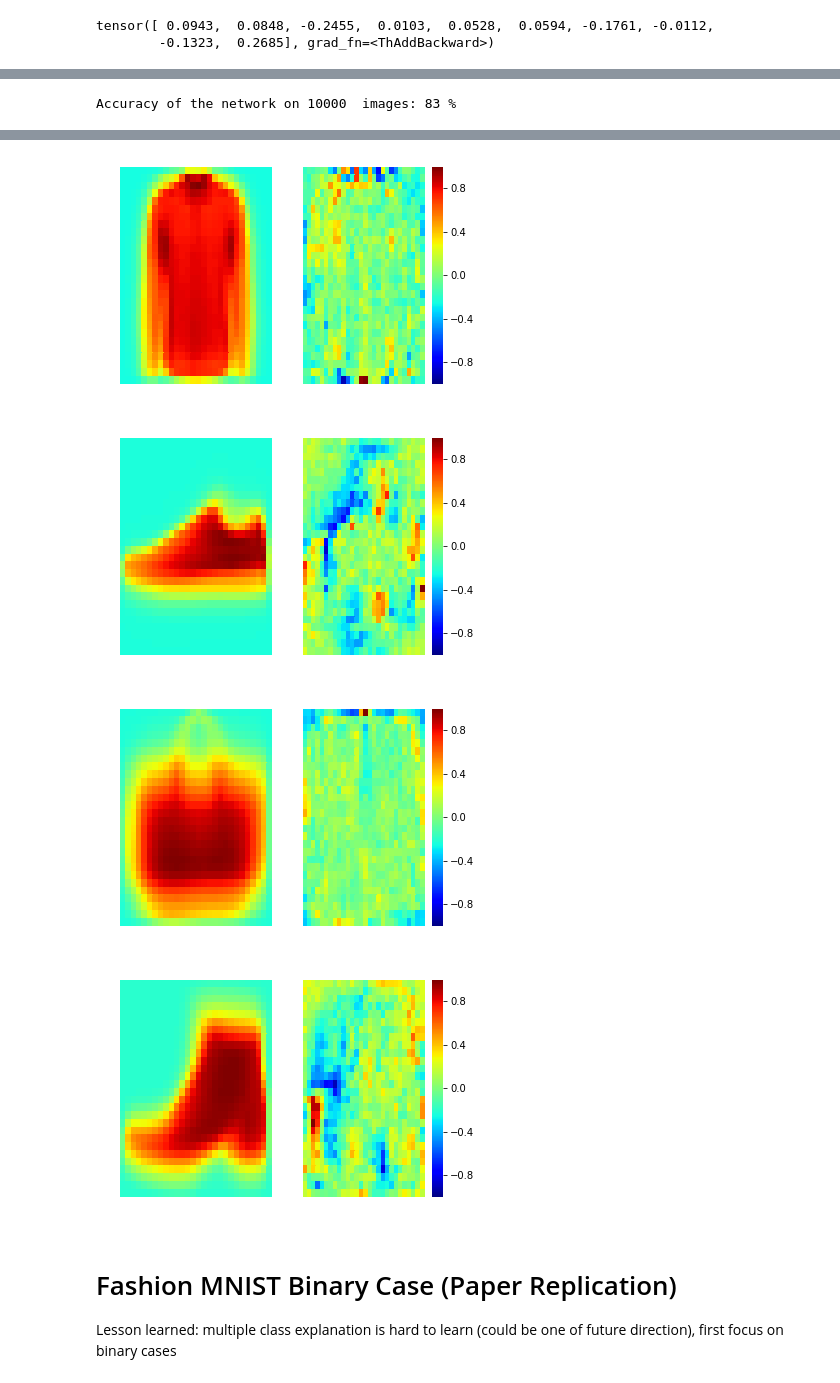
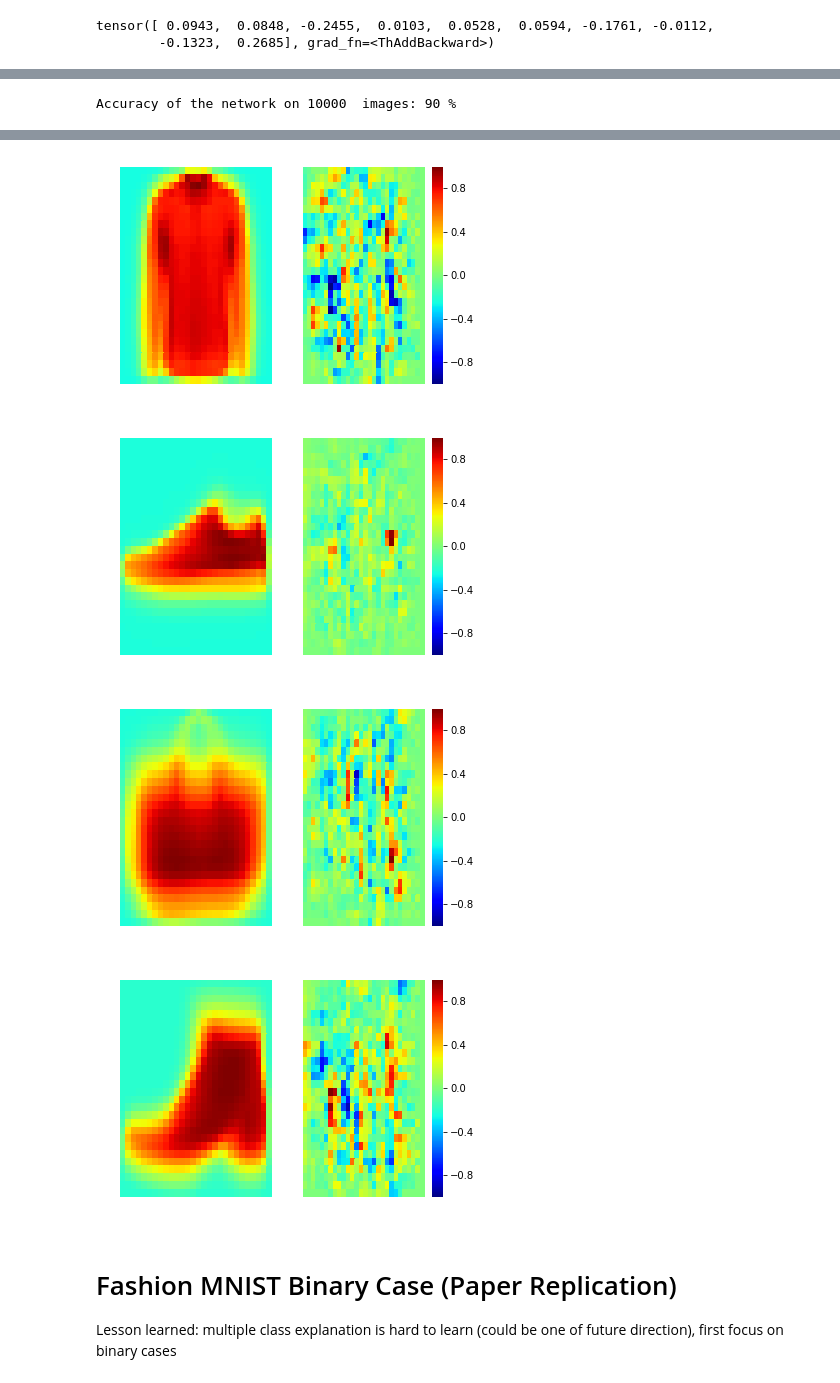
Before and after one commit to nathanwang000/OpenboxEYE, a Jupyter notebook: OpenBoxCNN.ipynb, the cells around one changed output, grey strips where cells are left out. Saved outputs shown, nothing was run; the diff lists cells and outputs as text; code cells hidden in the pictures.

```diff
--- a/OpenBoxCNN.ipynb
+++ b/OpenBoxCNN.ipynb
@@ -342,7 +346,7 @@ test_loader = torch.utils.data.DataLoader(
                    ])),
     batch_size=batch_size, shuffle=False)
 
-net = MLP(neuron_sizes=[784, 10])
+net = CNN()
 print(net)
 
 criterion = nn.CrossEntropyLoss()
@@ -351,5 +355,5 @@ optimizer = torch.optim.Adam(net.parameters(), weight_decay=1e-4)
 x, y = next(iter(train_loader))
 show_tensor_image(x)
 
-train(net, train_loader, criterion, optimizer, print_every=400, epochs=10, max_time=50)
+train(net, train_loader, criterion, optimizer, print_every=400, epochs=10, max_time=300)
 # %% [output]
@@ -376,7 +396,7 @@ Finished Training in 50s
 # %%
 show_acc(net, test_loader)
 # %% [output]
-Accuracy of the network on 10000  images: 83 %
+Accuracy of the network on 10000  images: 90 %
 # %%
 def getAvgImg(loader, criteria=lambda x: True):
     res = 0
@@ -398,7 +418,7 @@ def scale_figure(im): # scale activation to -1 to 1
     im = im / np.abs(im).max()
     return im
 
-W, b, C = open_box(net, x[0].view(784))
+W, b, C = open_box(net, x[0])
 for i in range(10):
     plt.subplot(121)
     im = scale_figure(avg_images[i])
@@ -422,7 +442,7 @@ for i in range(10):
-[figure, old version]
+[figure, new version]
-[figure, old version]
+[figure, new version]
-[figure, old version]
+[figure, new version]
-[figure, old version]
+[figure, new version]
 # %% [markdown]
 # Fashion MNIST Binary Case (Paper Replication)
 
```
Also changed, not shown: parts of 11 cells of this notebook.
